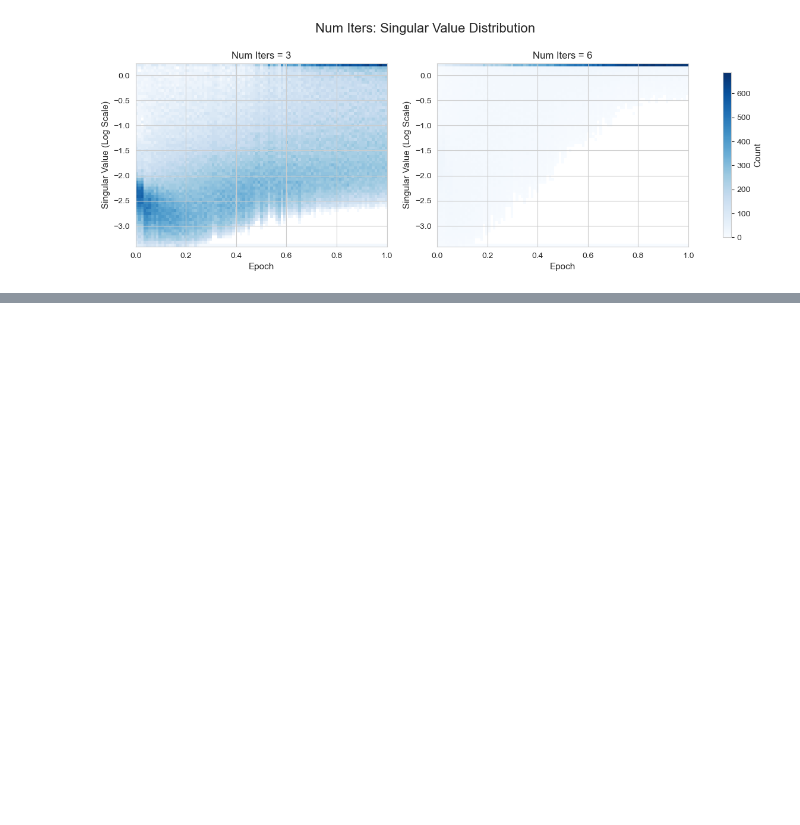
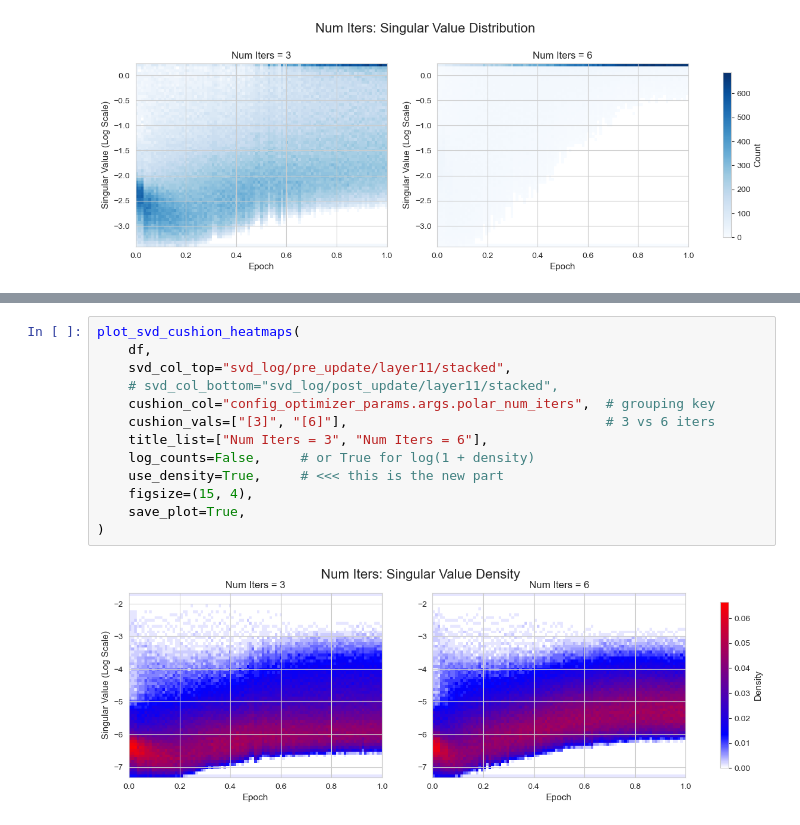
Before and after one commit to nraultwang/cs182-project, a Jupyter notebook: plotting/analyze-data.ipynb, the cells around one changed output, grey strips where cells are left out. Cells and saved outputs as stored; diff of their text form; blank space fills up the shorter version.

```diff
--- a/plotting/analyze-data.ipynb
+++ b/plotting/analyze-data.ipynb
@@ -1336,0 +1538,15 @@ Plot Saved.
+# %%
+plot_svd_cushion_heatmaps(
+    df,
+    svd_col_top="svd_log/pre_update/layer11/stacked",
+    # svd_col_bottom="svd_log/post_update/layer11/stacked",
+    cushion_col="config_optimizer_params.args.polar_num_iters",  # grouping key
+    cushion_vals=["[3]", "[6]"],                                 # 3 vs 6 iters
+    title_list=["Num Iters = 3", "Num Iters = 6"],
+    log_counts=False,     # or True for log(1 + density)
+    use_density=True,     # <<< this is the new part
+    figsize=(15, 4),
+    save_plot=True,
+)
+# %% [output]
+[figure, added]
```
Also changed, not shown: parts of 9 cells of this notebook, 4 other files.
